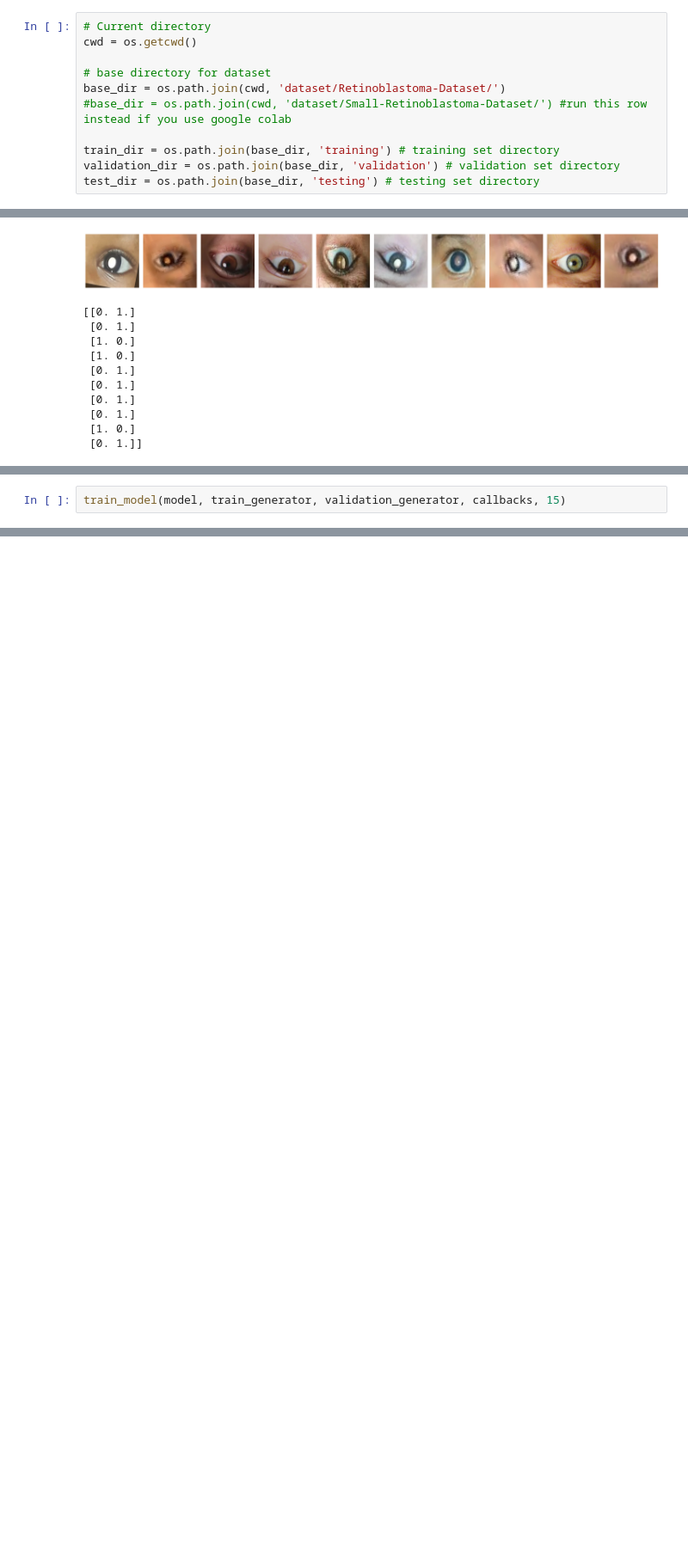
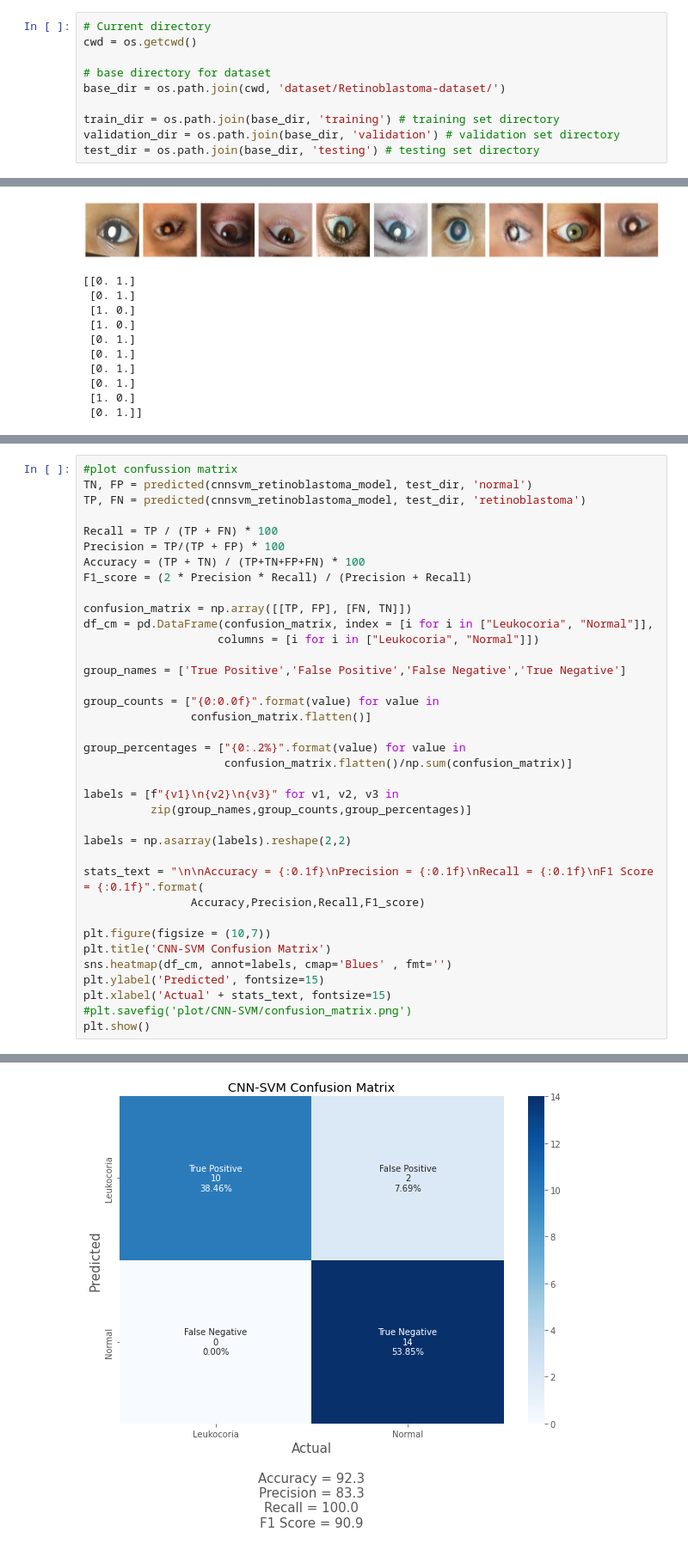
Before and after one commit to hugomuhammad/MachineLearning-ClearVis, a Jupyter notebook: Retinoblastoma_Detection.ipynb, the cells around one changed output, grey strips where cells are left out. Shown: that part at 86% size. Saved outputs shown, nothing was run; the diff lists cells and outputs as text; blank space fills up the shorter version.

Commit message:
Updated Retinoblastoma_Detection.ipynb
25 Nov 2022

```diff
--- a/Retinoblastoma_Detection.ipynb
+++ b/Retinoblastoma_Detection.ipynb
@@ -22,8 +28,7 @@ os.system('unzip -o Retinoblastoma-Dataset.zip')
 cwd = os.getcwd()
 
 # base directory for dataset
-base_dir = os.path.join(cwd, 'dataset/Retinoblastoma-Dataset/')
-#base_dir = os.path.join(cwd, 'dataset/Small-Retinoblastoma-Dataset/') #run this row instead if you use google colab
+base_dir = os.path.join(cwd, 'dataset/Retinoblastoma-dataset/')
 
 train_dir = os.path.join(base_dir, 'training') # training set directory
 validation_dir = os.path.join(base_dir, 'validation') # validation set directory
@@ -273,2 +152,0 @@ Train the model
-# %%
-train_model(model, train_generator, validation_generator, callbacks, 15)
@@ -540,0 +402,38 @@ with open('model_VGGBased-3_multiclass.tflite', 'wb') as f:
+# %%
+#plot confussion matrix
+TN, FP = predicted(cnnsvm_retinoblastoma_model, test_dir, 'normal')
+TP, FN = predicted(cnnsvm_retinoblastoma_model, test_dir, 'retinoblastoma')
+
+Recall = TP / (TP + FN) * 100
+Precision = TP/(TP + FP) * 100
+Accuracy = (TP + TN) / (TP+TN+FP+FN) * 100
+F1_score = (2 * Precision * Recall) / (Precision + Recall)
+
+confusion_matrix = np.array([[TP, FP], [FN, TN]])
+df_cm = pd.DataFrame(confusion_matrix, index = [i for i in ["Leukocoria", "Normal"]],
+                    columns = [i for i in ["Leukocoria", "Normal"]])
+
+group_names = ['True Positive','False Positive','False Negative','True Negative']
+
+group_counts = ["{0:0.0f}".format(value) for value in
+                confusion_matrix.flatten()]
+
+group_percentages = ["{0:.2%}".format(value) for value in
+                     confusion_matrix.flatten()/np.sum(confusion_matrix)]
+
+labels = [f"{v1}\n{v2}\n{v3}" for v1, v2, v3 in
+          zip(group_names,group_counts,group_percentages)]
+
+labels = np.asarray(labels).reshape(2,2)
+
+stats_text = "\n\nAccuracy = {:0.1f}\nPrecision = {:0.1f}\nRecall = {:0.1f}\nF1 Score = {:0.1f}".format(
+                Accuracy,Precision,Recall,F1_score)
+
+plt.figure(figsize = (10,7))
+plt.title('CNN-SVM Confusion Matrix')
+sns.heatmap(df_cm, annot=labels, cmap='Blues' , fmt='')
+plt.ylabel('Predicted', fontsize=15)
+plt.xlabel('Actual' + stats_text, fontsize=15)
+#plt.savefig('plot/CNN-SVM/confusion_matrix.png')
+plt.show()
+# %% [output]
@@ -540,0 +457 @@ with open('model_VGGBased-3_multiclass.tflite', 'wb') as f:
+[figure, added]
```
Also changed, not shown: parts of 80 cells of this notebook.
